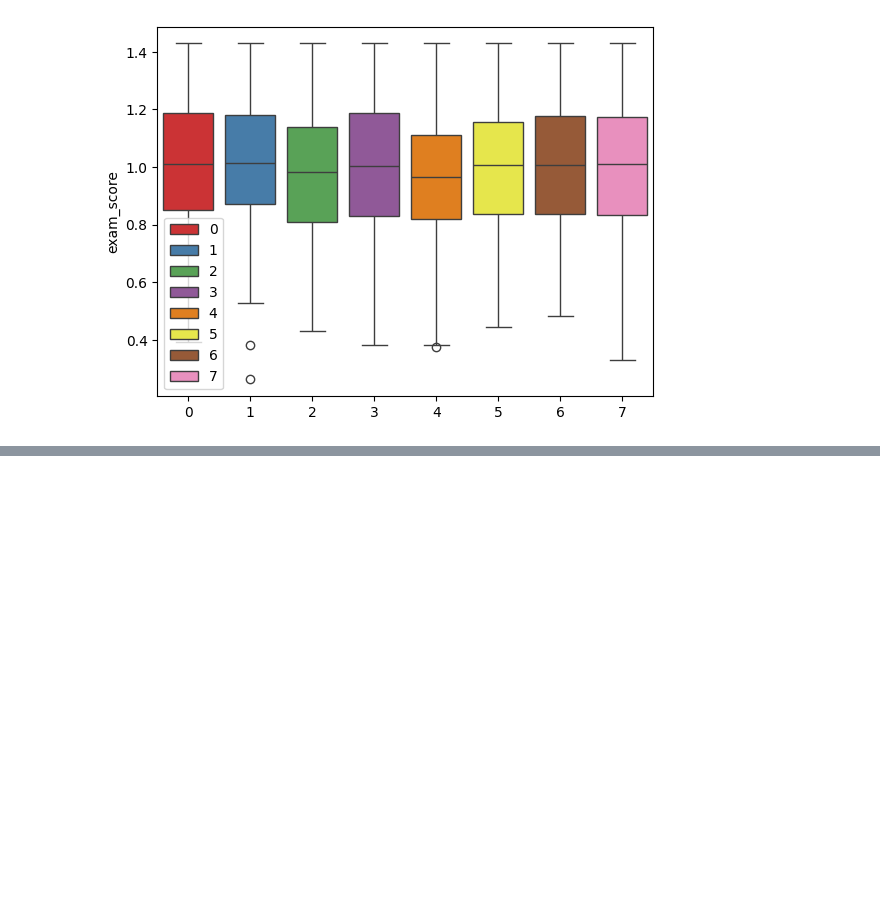
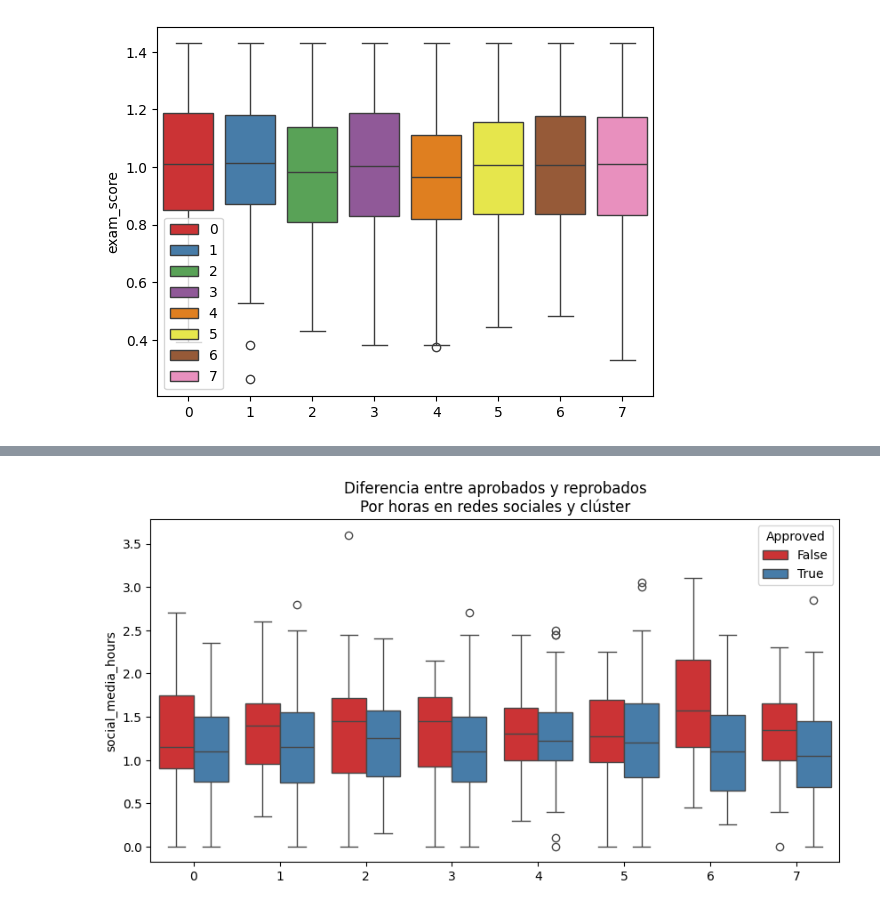
Before and after one commit to dragonnomada/ciencia-datos-intermedio-consar-2025, a Jupyter notebook: sesion08/s801.ipynb, the cells around one changed output, grey strips where cells are left out. Saved outputs shown, nothing was run; the diff lists cells and outputs as text; code cells hidden in the pictures; blank space fills up the shorter version.

```diff
--- a/sesion08/s801.ipynb
+++ b/sesion08/s801.ipynb
@@ -301,0 +338,8 @@ seaborn.boxplot(x=g, y=x15, hue=g, palette="Set1")
+# %%
+figure, axis = pyplot.subplots(figsize=(10, 5))
+a = pandas.Series(x15 >= 1, name="Approved")
+seaborn.boxplot(x=g, y=x4, hue=a, palette="Set1", ax=axis) # Diferencia en tiempo invertido en redes sociales entre aprobados y reprobados por clúster
+pyplot.title("Diferencia entre aprobados y reprobados\nPor horas en redes sociales y clúster")
+pyplot.show()
+# %% [output]
+[figure, added]
```
Also changed, not shown: parts of 9 cells of this notebook.
